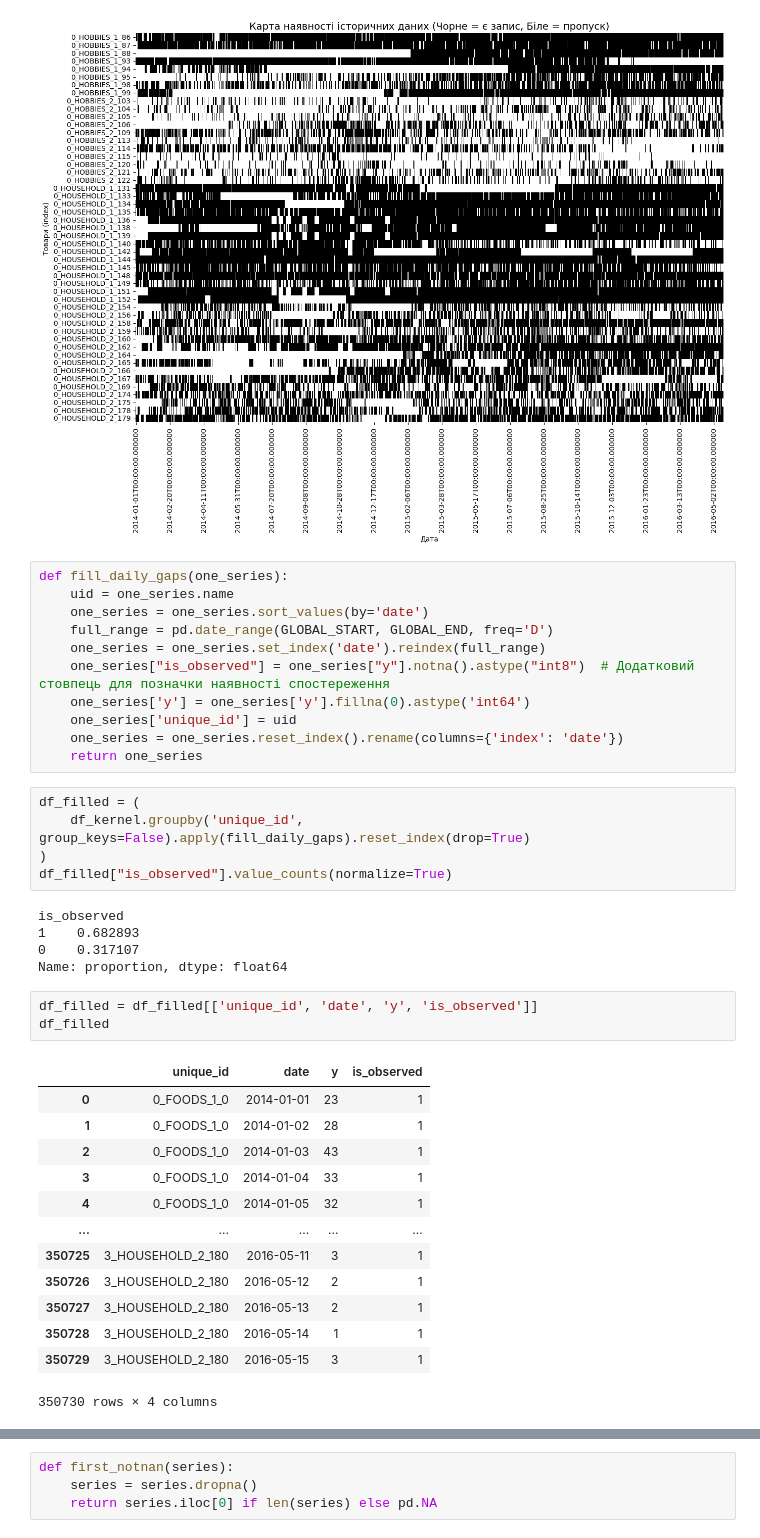
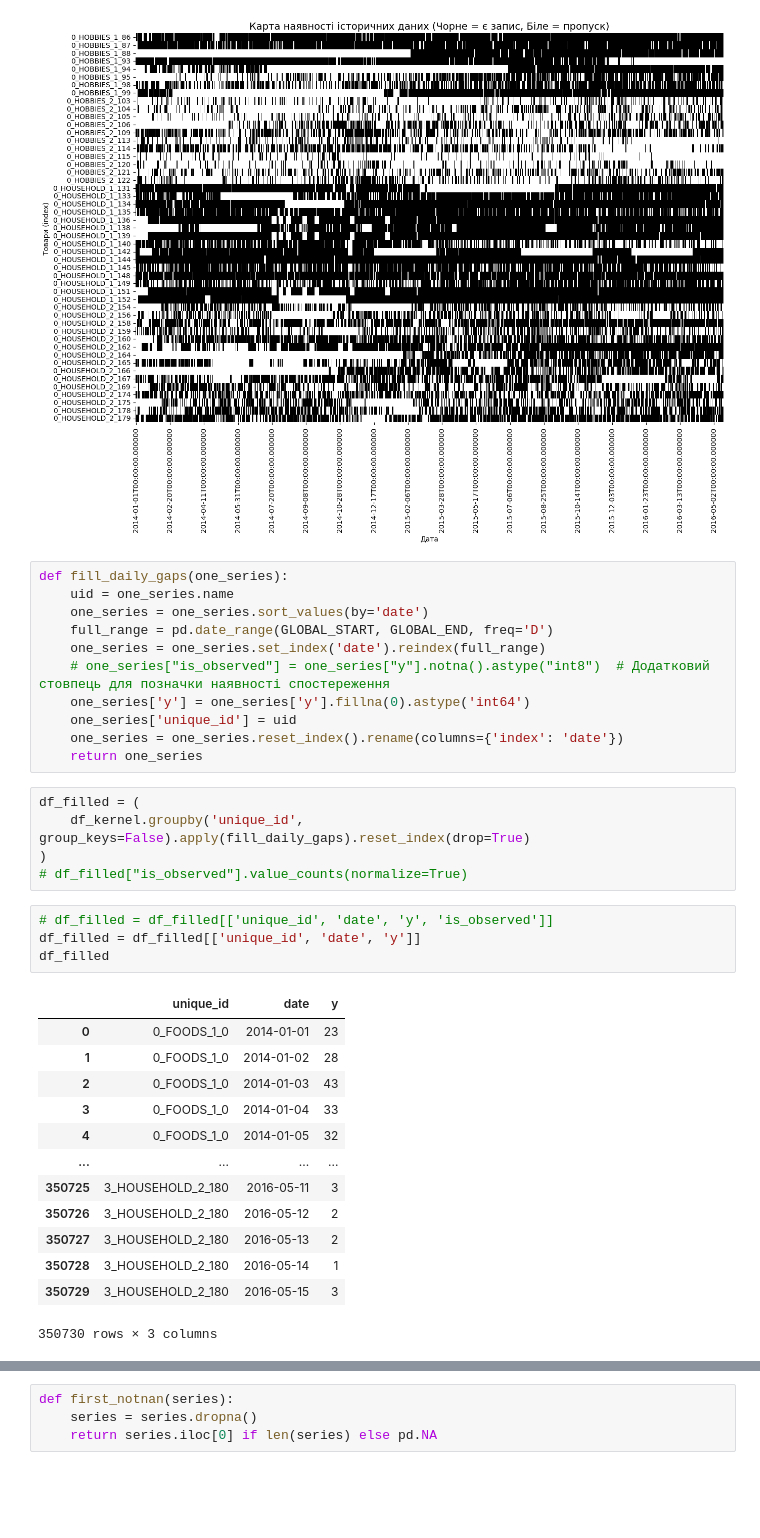
Before and after one commit to novokhatskyi/Test-Task-for-DS-time-series-forecasting-2026-01, a Jupyter notebook: data_prepared.ipynb, the cells around one changed output, grey strips where cells are left out. Cells and saved outputs as stored; diff of their text form; blank space fills up the shorter version.

```diff
--- a/data_prepared.ipynb
+++ b/data_prepared.ipynb
@@ -253,7 +253,7 @@ def fill_daily_gaps(one_series):
     one_series = one_series.sort_values(by='date')
     full_range = pd.date_range(GLOBAL_START, GLOBAL_END, freq='D')
     one_series = one_series.set_index('date').reindex(full_range)
-    one_series["is_observed"] = one_series["y"].notna().astype("int8")  # Додатковий стовпець для позначки наявності спостереження
+    # one_series["is_observed"] = one_series["y"].notna().astype("int8")  # Додатковий стовпець для позначки наявності спостереження
     one_series['y'] = one_series['y'].fillna(0).astype('int64')
     one_series['unique_id'] = uid
     one_series = one_series.reset_index().rename(columns={'index': 'date'})
@@ -262,29 +262,25 @@ def fill_daily_gaps(one_series):
 df_filled = (
     df_kernel.groupby('unique_id', group_keys=False).apply(fill_daily_gaps).reset_index(drop=True)
 )
-df_filled["is_observed"].value_counts(normalize=True)
+# df_filled["is_observed"].value_counts(normalize=True)
-# %% [output]
-is_observed
-1    0.682893
-0    0.317107
-Name: proportion, dtype: float64
 # %%
-df_filled = df_filled[['unique_id', 'date', 'y', 'is_observed']]
+# df_filled = df_filled[['unique_id', 'date', 'y', 'is_observed']]
+df_filled = df_filled[['unique_id', 'date', 'y']]
 df_filled
 # %% [output]
-|  | unique_id | date | y | is_observed |
-| 0 | 0_FOODS_1_0 | 2014-01-01 | 23 | 1 |
-| 1 | 0_FOODS_1_0 | 2014-01-02 | 28 | 1 |
-| 2 | 0_FOODS_1_0 | 2014-01-03 | 43 | 1 |
-| 3 | 0_FOODS_1_0 | 2014-01-04 | 33 | 1 |
-| 4 | 0_FOODS_1_0 | 2014-01-05 | 32 | 1 |
-| ... | ... | ... | ... | ... |
-| 350725 | 3_HOUSEHOLD_2_180 | 2016-05-11 | 3 | 1 |
-| 350726 | 3_HOUSEHOLD_2_180 | 2016-05-12 | 2 | 1 |
-| 350727 | 3_HOUSEHOLD_2_180 | 2016-05-13 | 2 | 1 |
-| 350728 | 3_HOUSEHOLD_2_180 | 2016-05-14 | 1 | 1 |
-| 350729 | 3_HOUSEHOLD_2_180 | 2016-05-15 | 3 | 1 |
+|  | unique_id | date | y |
+| 0 | 0_FOODS_1_0 | 2014-01-01 | 23 |
+| 1 | 0_FOODS_1_0 | 2014-01-02 | 28 |
+| 2 | 0_FOODS_1_0 | 2014-01-03 | 43 |
+| 3 | 0_FOODS_1_0 | 2014-01-04 | 33 |
+| 4 | 0_FOODS_1_0 | 2014-01-05 | 32 |
+| ... | ... | ... | ... |
+| 350725 | 3_HOUSEHOLD_2_180 | 2016-05-11 | 3 |
+| 350726 | 3_HOUSEHOLD_2_180 | 2016-05-12 | 2 |
+| 350727 | 3_HOUSEHOLD_2_180 | 2016-05-13 | 2 |
+| 350728 | 3_HOUSEHOLD_2_180 | 2016-05-14 | 1 |
+| 350729 | 3_HOUSEHOLD_2_180 | 2016-05-15 | 3 |
-350730 rows × 4 columns
+350730 rows × 3 columns
 # %%
 df_filled['day_of_week'] = df_filled['date'].dt.dayofweek
 df_filled['month'] = df_filled['date'].dt.month
```
Also changed, not shown: parts of 7 cells of this notebook, 3 other files.
